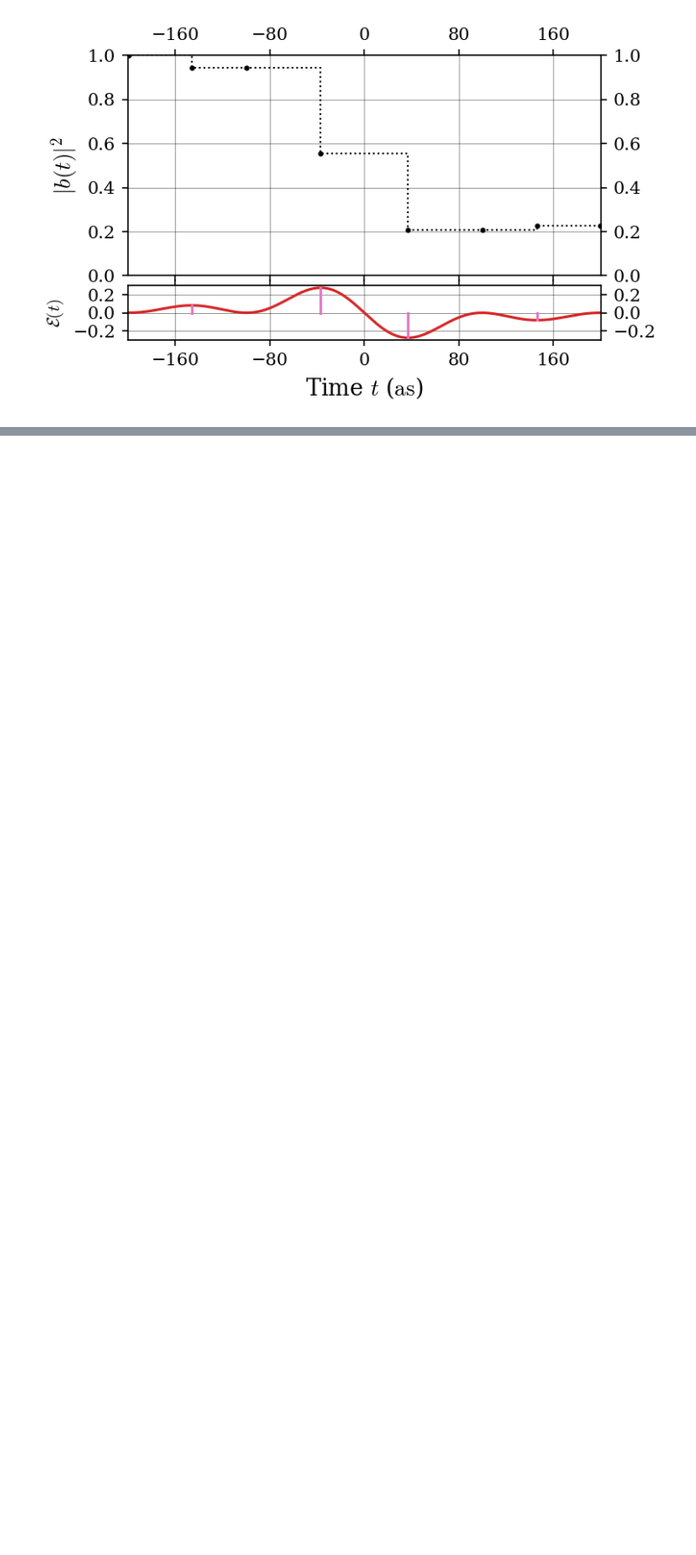
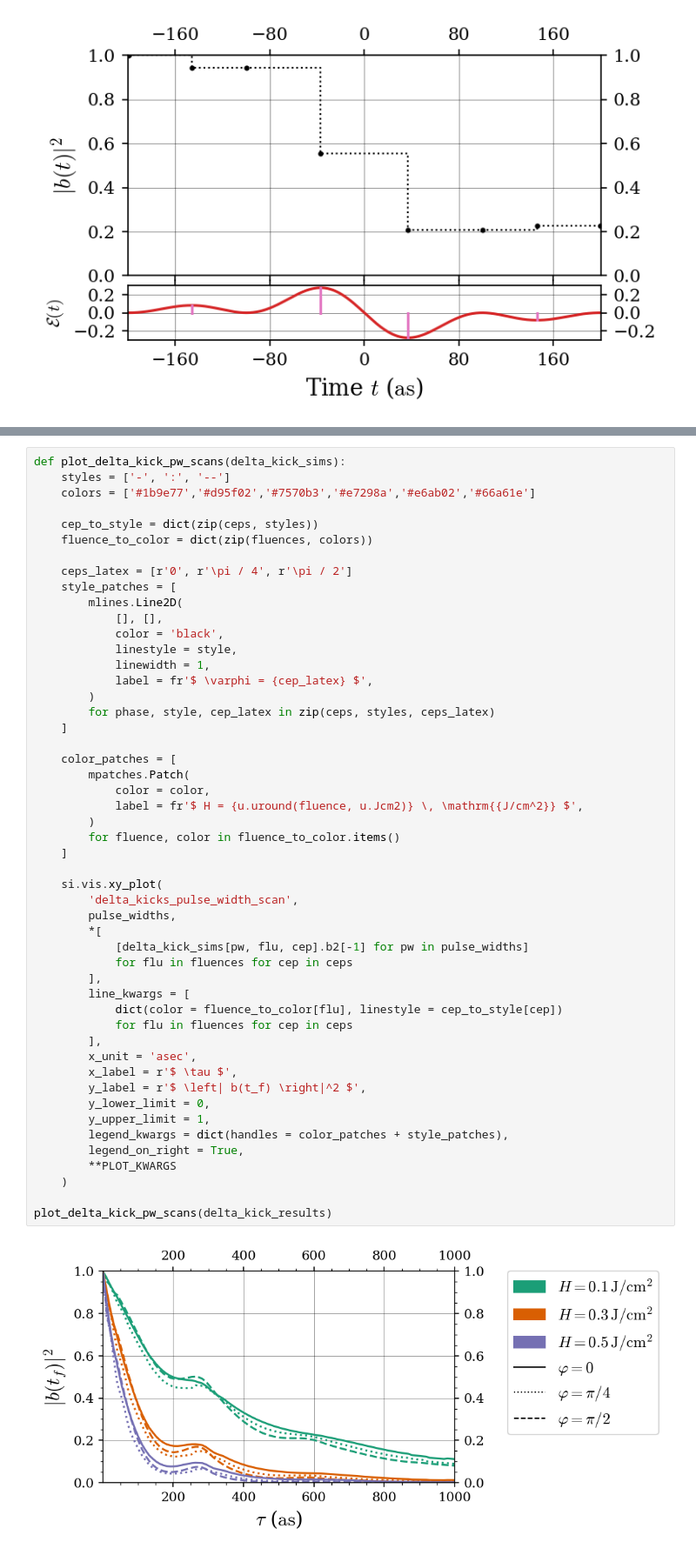
Before and after one commit to JoshKarpel/ionization, a Jupyter notebook: science/delta_kicks/DeltaKickModel.ipynb, the cells around one changed output, grey strips where cells are left out. Shown at 87% size. Cells and saved outputs as stored; diff of their text form; blank space fills up the shorter version.

Commit message:
Pulse width scans for DeltaKickModel notebook
small cleanups elsewhere

some discussion of Info in manual

```diff
--- a/science/delta_kicks/DeltaKickModel.ipynb
+++ b/science/delta_kicks/DeltaKickModel.ipynb
@@ -151,0 +195,52 @@ pulse_sim.plot_b2_vs_time(**PLOT_KWARGS)
+# %%
+def plot_delta_kick_pw_scans(delta_kick_sims):
+    styles = ['-', ':', '--']
+    colors = ['#1b9e77','#d95f02','#7570b3','#e7298a','#e6ab02','#66a61e']
+
+    cep_to_style = dict(zip(ceps, styles))
+    fluence_to_color = dict(zip(fluences, colors))
+
+    ceps_latex = [r'0', r'\pi / 4', r'\pi / 2']
+    style_patches = [
+        mlines.Line2D(
+            [], [],
+            color = 'black',
+            linestyle = style,
+            linewidth = 1,
+            label = fr'$ \varphi = {cep_latex} $',
+        )
+        for phase, style, cep_latex in zip(ceps, styles, ceps_latex)
+    ]
+
+    color_patches = [
+        mpatches.Patch(
+            color = color,
+            label = fr'$ H = {u.uround(fluence, u.Jcm2)} \, \mathrm{{J/cm^2}} $',
+        )
+        for fluence, color in fluence_to_color.items()
+    ]
+
+    si.vis.xy_plot(
+        'delta_kicks_pulse_width_scan',
+        pulse_widths,
+        *[
+            [delta_kick_sims[pw, flu, cep].b2[-1] for pw in pulse_widths]
+            for flu in fluences for cep in ceps
+        ],
+        line_kwargs = [
+            dict(color = fluence_to_color[flu], linestyle = cep_to_style[cep])
+            for flu in fluences for cep in ceps
+        ],
+        x_unit = 'asec',
+        x_label = r'$ \tau $',
+        y_label = r'$ \left| b(t_f) \right|^2 $',
+        y_lower_limit = 0,
+        y_upper_limit = 1,
+        legend_kwargs = dict(handles = color_patches + style_patches),
+        legend_on_right = True,
+        **PLOT_KWARGS
+    )
+
+plot_delta_kick_pw_scans(delta_kick_results)
+# %% [output]
+[figure, added]
```
Also changed, not shown: parts of 5 cells of this notebook, 7 other files.
